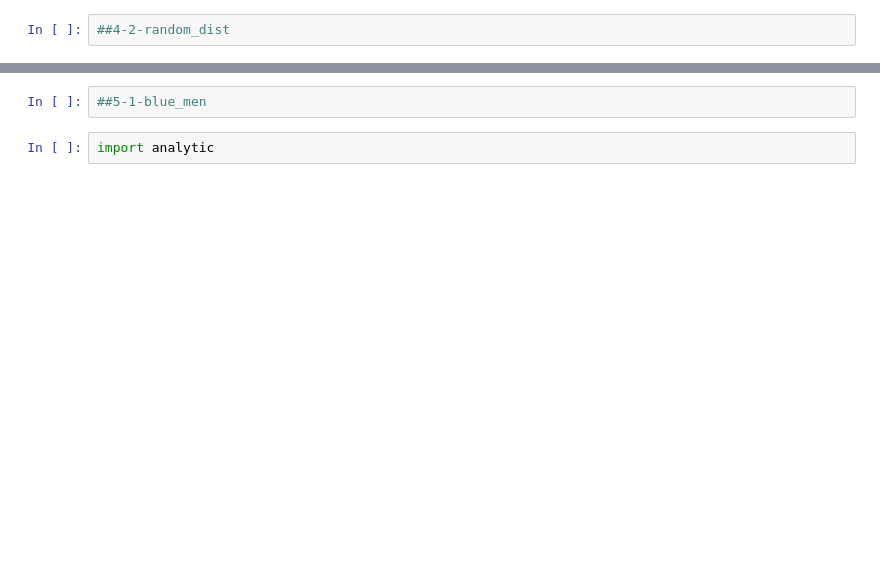
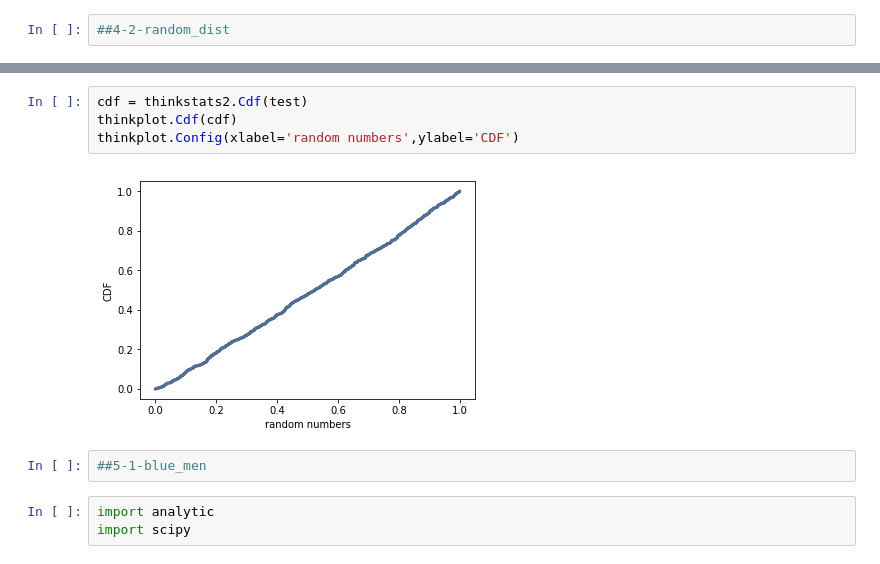
Before and after one commit to tkiral/dsp, a Jupyter notebook: lessons/statistics/exercises.ipynb, the cells around one changed output, grey strips where cells are left out. Drawn from its saved outputs; the diff is of its cells as text; blank space fills up the shorter version.

```diff
--- a/lessons/statistics/exercises.ipynb
+++ b/lessons/statistics/exercises.ipynb
@@ -62,4 +87,11 @@ thinkplot.Hist(pmf, align='right',width=0.01)
+# %%
+cdf = thinkstats2.Cdf(test)
+thinkplot.Cdf(cdf)
+thinkplot.Config(xlabel='random numbers',ylabel='CDF')
+# %% [output]
+[figure, added]
 # %%
 ##5-1-blue_men
 # %%
 import analytic
+import scipy
```
Also changed, not shown: parts of 16 cells of this notebook, 5 other files.
